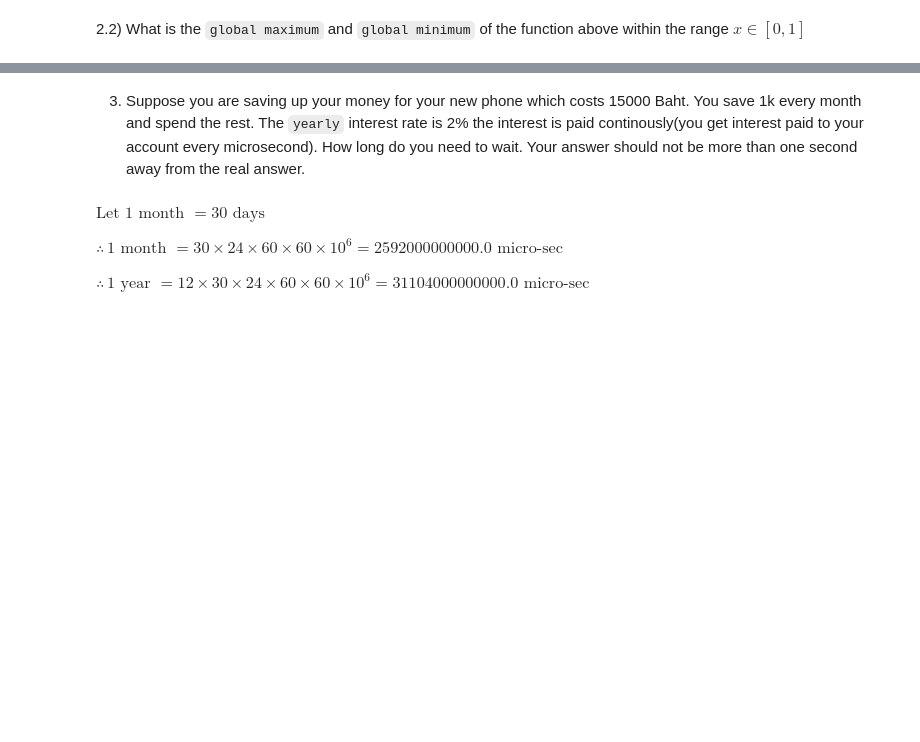
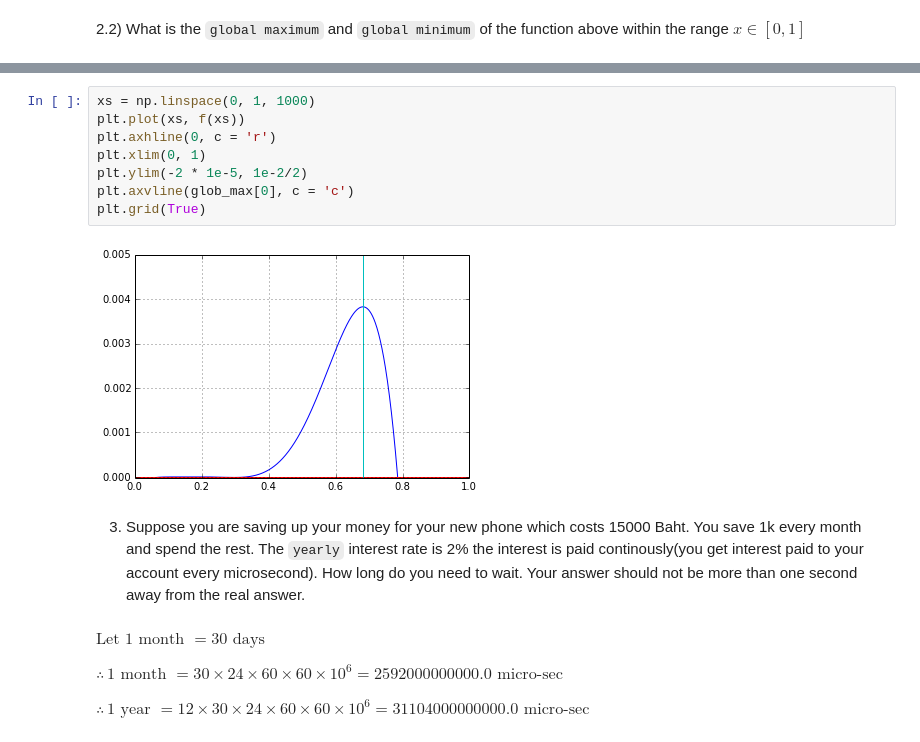
Before and after one commit to KongsakTi/NumMeth, a Jupyter notebook: Week02/Homework2.ipynb, the cells around one changed output, grey strips where cells are left out. Cells and saved outputs as stored; diff of their text form; blank space fills up the shorter version.

```diff
--- a/Week02/Homework2.ipynb
+++ b/Week02/Homework2.ipynb
@@ -110,3 +220,13 @@ plt.axhline(-1e-6, c = 'r', ls='--')
+# %%
+xs = np.linspace(0, 1, 1000)
+plt.plot(xs, f(xs))
+plt.axhline(0, c = 'r')
+plt.xlim(0, 1)
+plt.ylim(-2 * 1e-5, 1e-2/2)
+plt.axvline(glob_max[0], c = 'c')
+plt.grid(True)
+# %% [output]
+[figure, added]
 # %% [markdown]
 3) Suppose you are saving up your money for your new phone which costs 15000 Baht.  You save 1k every month and spend the rest. The `yearly` interest rate is 2% the interest is paid continously(you get interest paid to your account every microsecond). How long do you need to wait. Your answer should not be more than one second away from the real answer.
 # %% [markdown]
```
Also changed, not shown: parts of 12 cells of this notebook.
